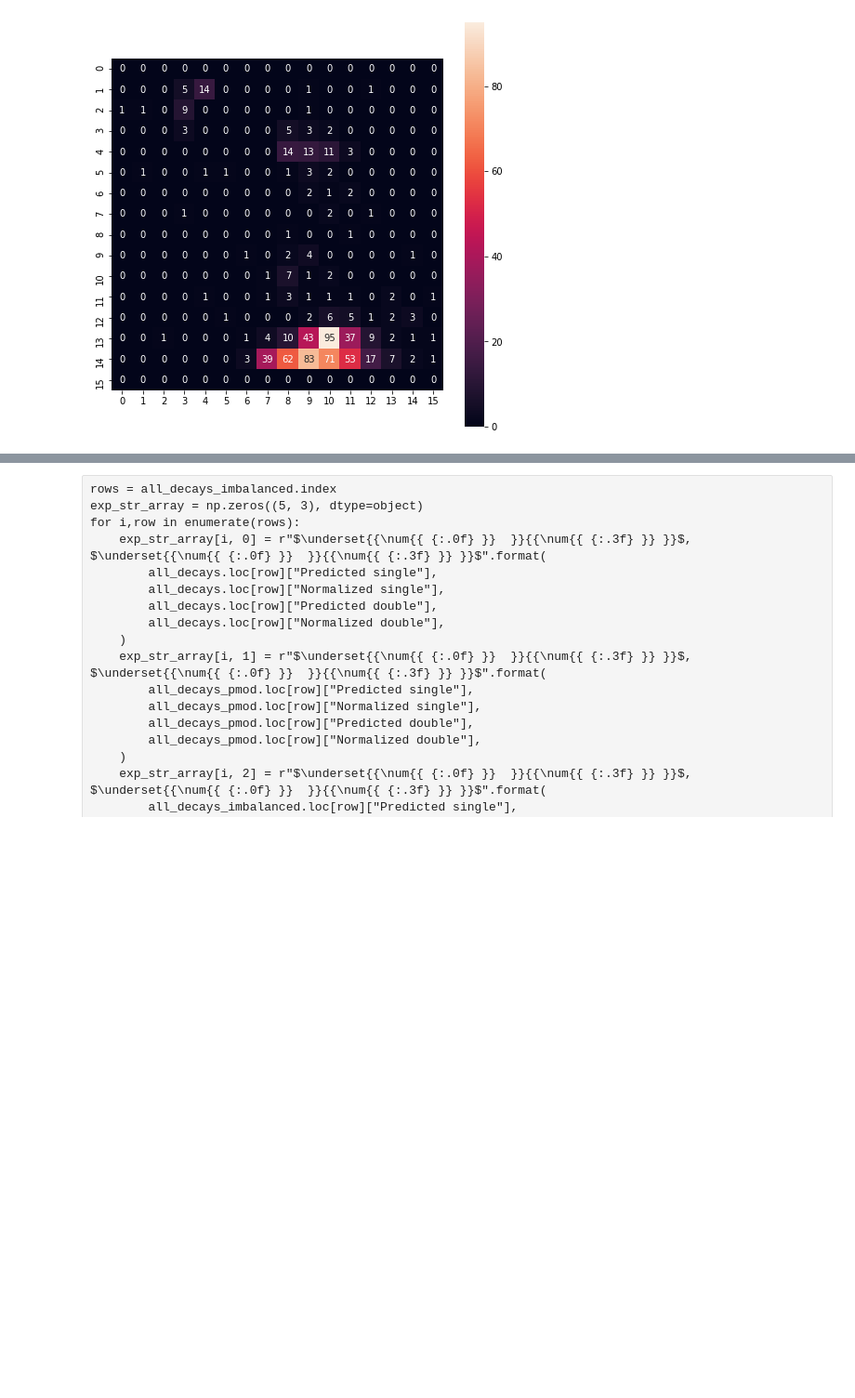
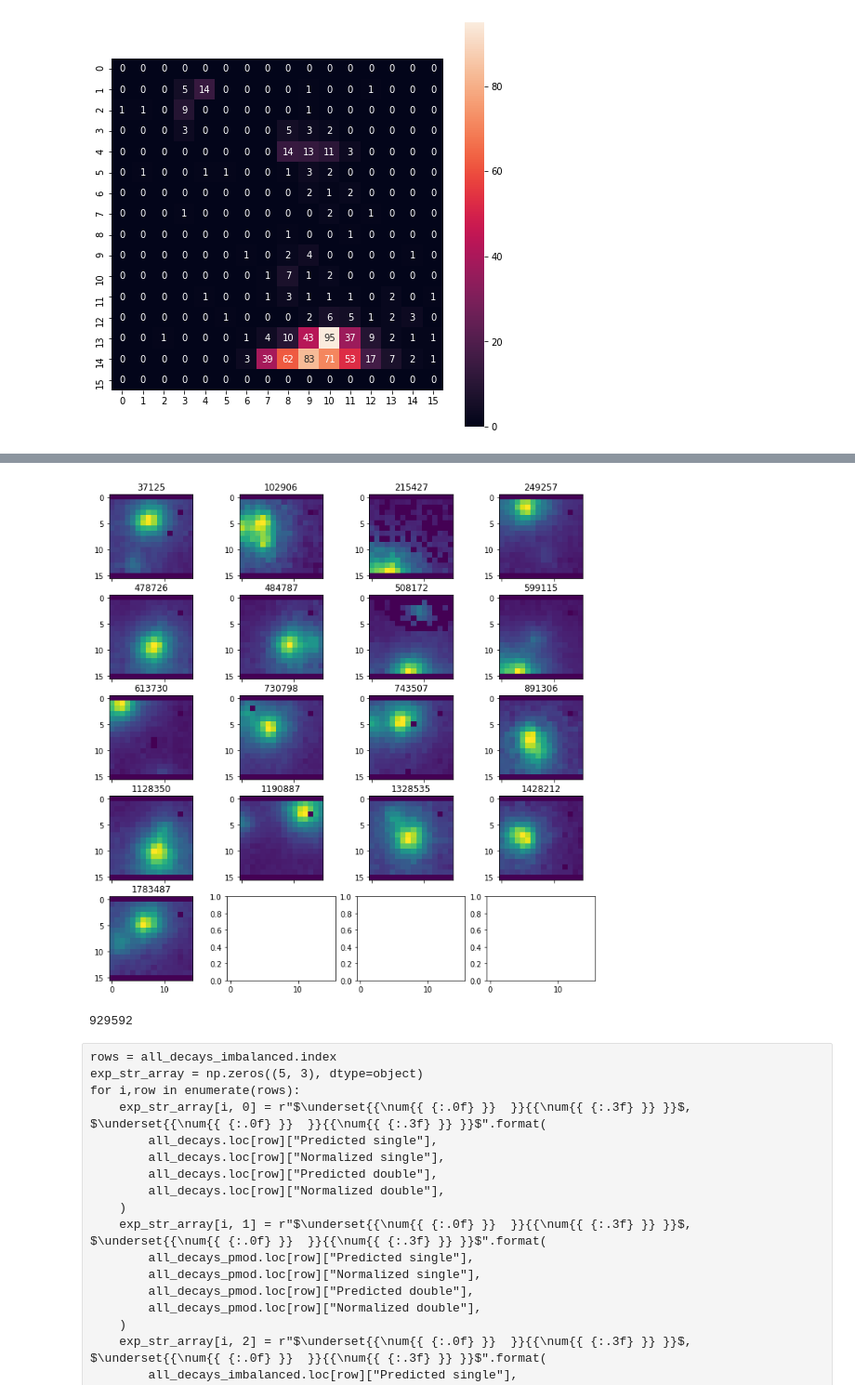
Before and after one commit to geirtul/master_analysis, a Jupyter notebook: notebooks/results/classification_experimental.ipynb, the cells around one changed output, grey strips where cells are left out. Shown: that part at 93% size. Saved outputs shown, nothing was run; the diff lists cells and outputs as text; code cells hidden in the pictures; blank space fills up the shorter version.

```diff
--- a/notebooks/results/classification_experimental.ipynb
+++ b/notebooks/results/classification_experimental.ipynb
@@ -631,0 +644,15 @@ sns.heatmap(img.reshape(16,16), square=True, annot=True, fmt='d', ax=ax)
+# %%
+# Plot the labeled doubles
+labeled_doubles = [e_id for e_id in events.keys() if events[e_id]['event_descriptor'] == 16]
+fig, ax = plt.subplots(5,4, figsize=(12,12), sharex=True)
+for i, ev in enumerate(labeled_doubles):
+    ax.flatten()[i].imshow(images[events[ev]['image_idx']].reshape(16,16))
+    ax.flatten()[i].set_title(ev)
+# %% [output]
+[figure, added]
+# %%
+# Events for export to sample for thesis
+for k, e in events.items():
+    if e['image_idx'] == 221454: print(k)
+# %% [output]
+929592
```
Also changed, not shown: parts of 4 cells of this notebook, 1 other file.
